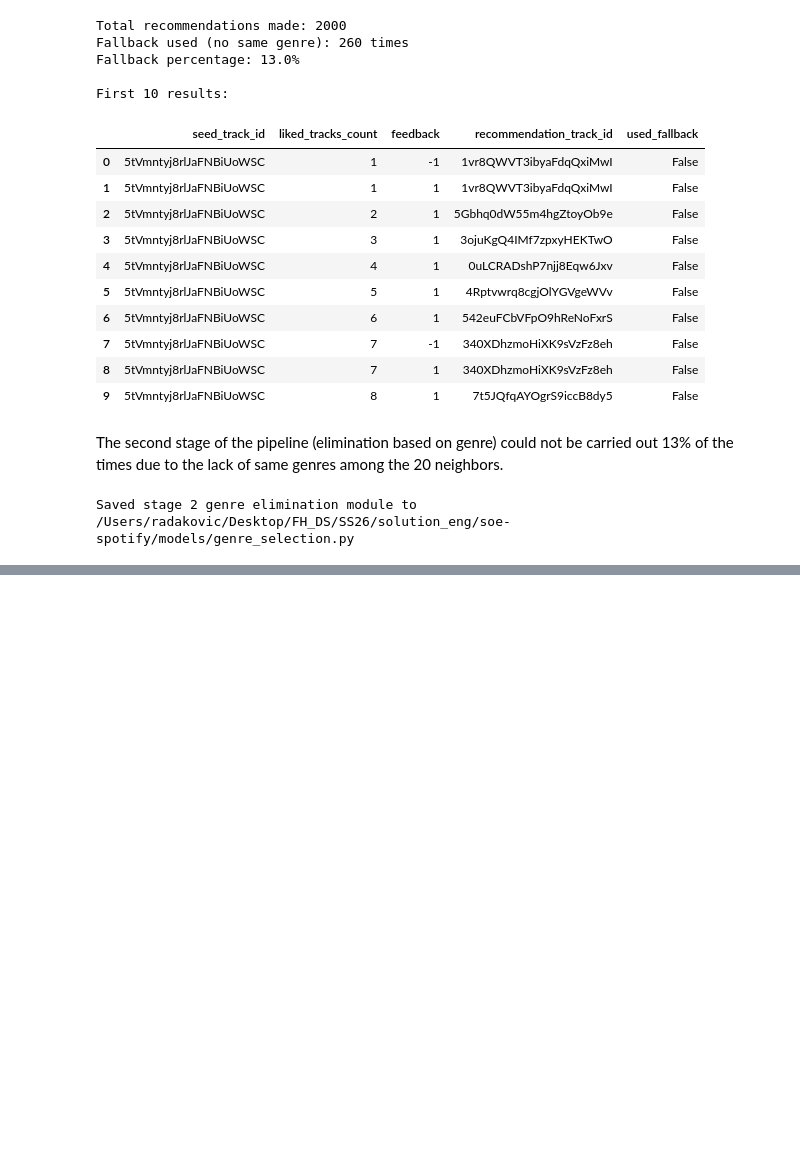
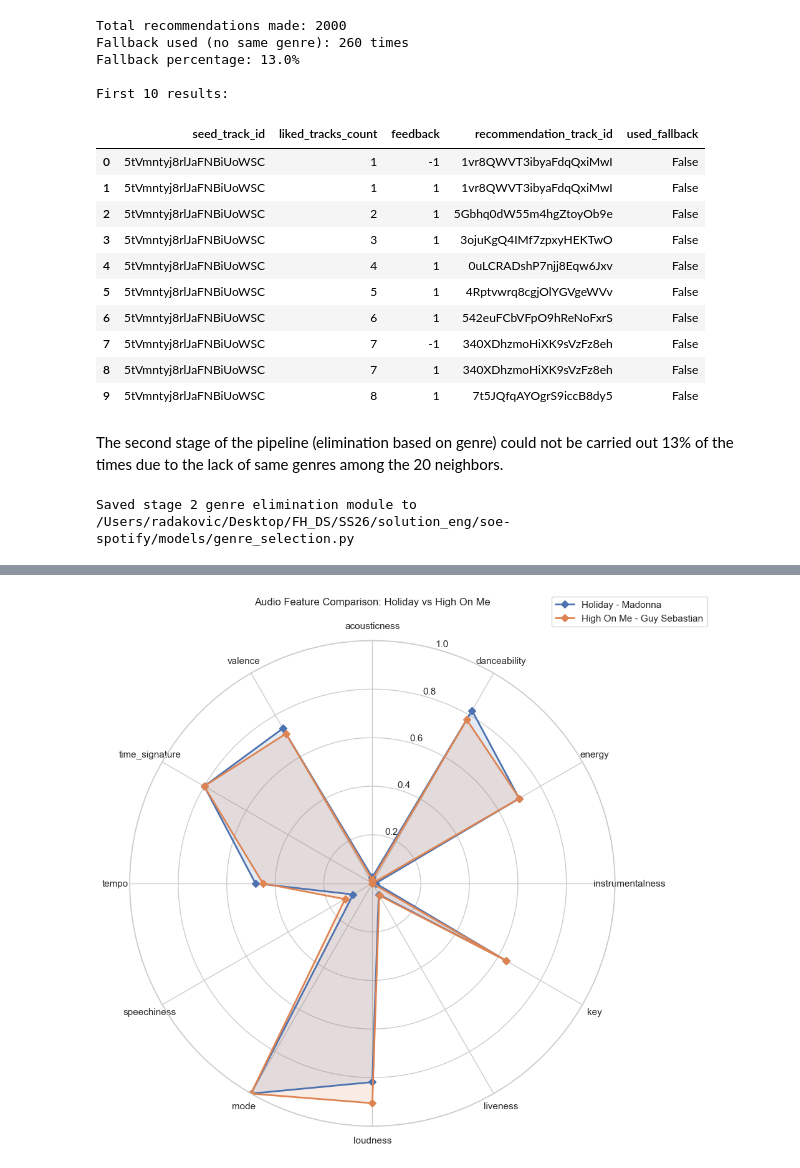
Before and after one commit to ds25m025edbertolima/soe-spotify, a Jupyter notebook: notebooks/5B-knn-advanced.ipynb, the cells around one changed output, grey strips where cells are left out. Saved outputs shown, nothing was run; the diff lists cells and outputs as text; code cells hidden in the pictures; blank space fills up the shorter version.

```diff
--- a/notebooks/5B-knn-advanced.ipynb
+++ b/notebooks/5B-knn-advanced.ipynb
@@ -789,0 +908,56 @@ Saved stage 2 genre elimination module to /Users/radakovic/Desktop/FH_DS/SS26/so
+# %%
+song_ids = [
+    liked_track_id,
+    final_recommendation.loc[0, "track_id"],
+]
+
+song_labels = df_tracks.set_index("track_id").loc[song_ids, "track_name"].to_dict()
+song_labels = {
+    song_ids[0]: f"Holiday - Madonna",
+    song_ids[1]: f"High On Me - Guy Sebastian",
+}
+
+song_features = df_audio_features.loc[song_ids, audio_feature_cols]
+
+feature_ranges = df_audio_features[audio_feature_cols].agg(["min", "max"])
+feature_ranges = feature_ranges.transpose()
+
+normed = song_features.copy()
+for feature in audio_feature_cols:
+    min_val = feature_ranges.loc[feature, "min"]
+    max_val = feature_ranges.loc[feature, "max"]
+    if max_val > min_val:
+        normed[feature] = (normed[feature] - min_val) / (max_val - min_val)
+    else:
+        normed[feature] = 0.5
+
+labels = audio_feature_cols
+angles = np.linspace(0, 2 * np.pi, len(labels), endpoint=False).tolist()
+angles += angles[:1]
+
+fig, ax = plt.subplots(figsize=(10, 10), subplot_kw={"projection": "polar"})
+
+for track_id, values in normed.iterrows():
+    vals = values.tolist()
+    vals += vals[:1]
+    ax.plot(
+        angles,
+        vals,
+        label=song_labels.get(track_id, track_id),
+        marker="D",
+        linewidth=2,
+    )
+    ax.fill(angles, vals, alpha=0.15)
+
+ax.set_theta_offset(np.pi / 2)
+ax.set_theta_direction(-1)
+ax.set_thetagrids(np.degrees(angles[:-1]), labels)
+ax.set_rlabel_position(180 / len(labels))
+ax.set_ylim(0, 1)
+ax.set_title("Audio Feature Comparison: Holiday vs High On Me", pad=20)
+ax.legend(loc="upper right", bbox_to_anchor=(1.2, 1.1))
+
+plt.tight_layout()
+plt.show()
+# %% [output]
+[figure, added]
```
Also changed, not shown: parts of 8 cells of this notebook, 1 other file.
